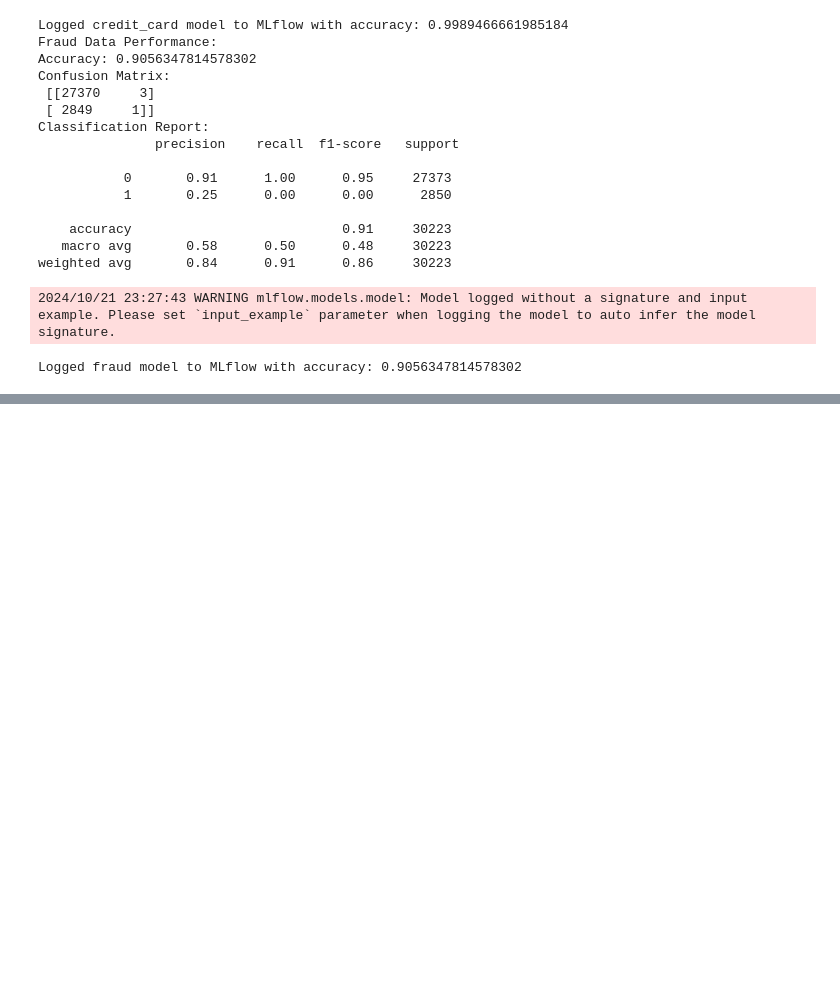
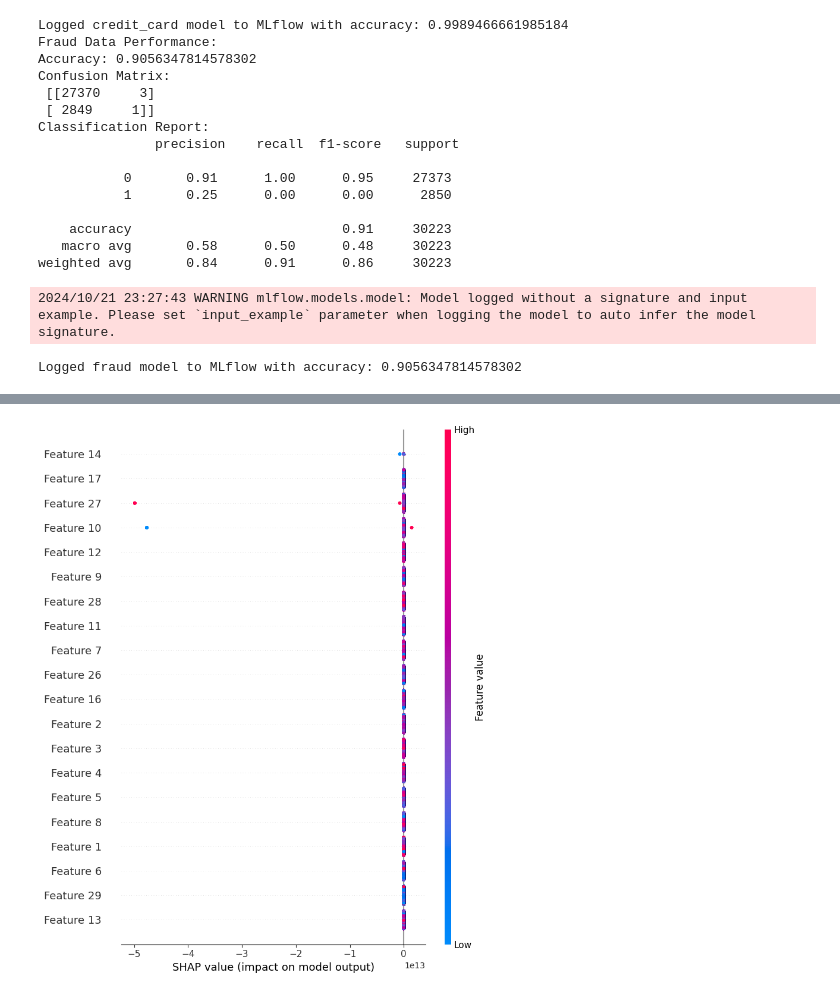
Before and after one commit to Gede-A/fraud-detection-model, a Jupyter notebook: notebooks/Model training.ipynb, the cells around one changed output, grey strips where cells are left out. Drawn from its saved outputs; the diff is of its cells as text; code cells hidden in the pictures; blank space fills up the shorter version.

```diff
--- a/notebooks/Model training.ipynb
+++ b/notebooks/Model training.ipynb
@@ -537,0 +672,19 @@ Logged fraud model to MLflow with accuracy: 0.9056347814578302
+# %%
+# Import SHAP and necessary libraries
+import shap
+import matplotlib.pyplot as plt
+
+# Assuming your credit card model and training data are already available
+# Example usage (with the GradientBoostingClassifier model)
+
+# 1. Explain the model's predictions using SHAP
+explainer = shap.Explainer(creditcard_model, X_creditcard_train_imputed)
+shap_values = explainer(X_creditcard_test_imputed)
+
+# 2. Plot the SHAP summary plot
+shap.summary_plot(shap_values, X_creditcard_test_imputed)
+
+# 3. Display the plot
+plt.show()
+# %% [output]
+[figure, added]
```
Also changed, not shown: parts of 3 cells of this notebook, 38 other files.
